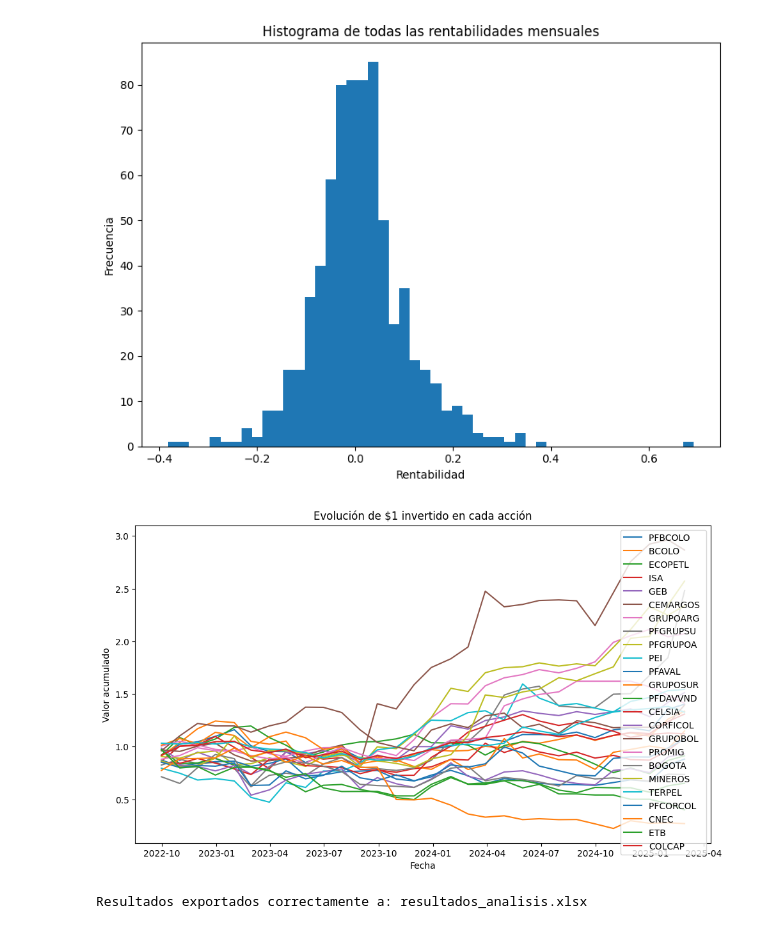
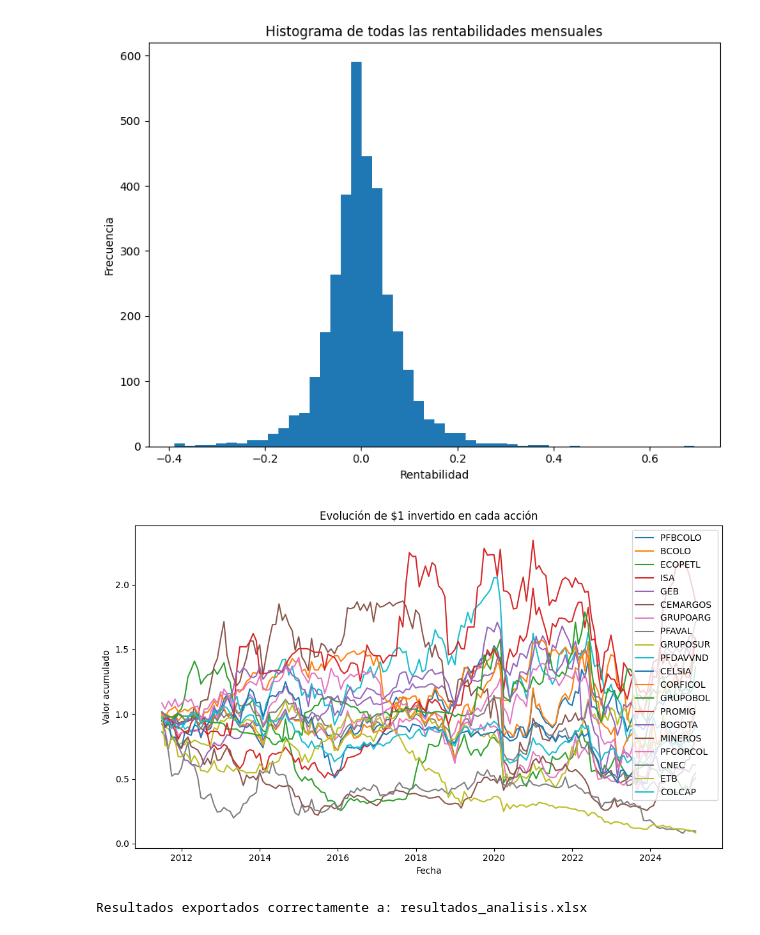
Before and after one commit to AngieOrtega09/Trabajo_Final_VPN, a Jupyter notebook: Finanzas_computacionales_definitivo_completo.ipynb, the cells around one changed output. Cells and saved outputs as stored; diff of their text form; code cells hidden in the pictures.

Commit message:
Se creó con Colab

```diff
--- a/Finanzas_computacionales_definitivo_completo.ipynb
+++ b/Finanzas_computacionales_definitivo_completo.ipynb
@@ -5,12 +5,12 @@ import pandas as pd
 import numpy as np
 import matplotlib.pyplot as plt
 import os
-from google.colab import files  # ✅ Esta línea es esencial
+from google.colab import files
 
 # === Paso previo: subir archivo Excel desde tu computador ===
 uploaded = files.upload()  # Selecciona el archivo BD2025_01.xlsx cuando te lo pida
 
-# === 1. Cargar los datos ===
+# === 1. Cargar y limpiar los datos ===
 def load_data(path):
     if not os.path.exists(path):
         raise FileNotFoundError(f"No se encontró el archivo: {path}")
@@ -21,14 +21,19 @@ def load_data(path):
     df.dropna(subset=['Fecha'], inplace=True)
     df.sort_values('Fecha', inplace=True)
     df.set_index('Fecha', inplace=True)
-    df = df.select_dtypes(include=[np.number])  # solo columnas numéricas
+
+    # Eliminar columnas con más del 10% de datos faltantes
+    threshold = int(len(df) * 0.9)
+    df = df.dropna(axis=1, thresh=threshold)
+
+    # Solo columnas numéricas (acciones)
+    df = df.select_dtypes(include=[np.number])
     return df
 
 # === 2. Calcular rentabilidades mensuales ===
 def compute_returns(df):
     ret = (df - df.shift(1)) / df.shift(1)
-    ret = ret.dropna()
-    return ret
+    return ret.dropna()
 
 # === 3. Cálculos agregados sobre rentabilidades ===
 def aggregate_stats(ret, fecha_inicio='2010-01', fecha_fin='2025-02'):
@@ -113,7 +118,7 @@ def export_results(stats, ret, output_file='resultados_analisis.xlsx'):
         ret.to_excel(writer, sheet_name='Rentabilidades')
     print(f"\nResultados exportados correctamente a: {output_file}")
 
-# === EJECUCIÓN DEL ANÁLISIS ===
+# === 7. EJECUCIÓN DEL ANÁLISIS ===
 if __name__ == "__main__":
     path = 'BD2025_01.xlsx'
 
@@ -126,7 +131,7 @@ if __name__ == "__main__":
         print(f"Error: {e}")
         exit(1)
 
-    # Mostrar resultados
+    # Mostrar respuestas exploratorias correctas
     print("\nAnálisis exploratorio:")
     print("Acción con mayor rentabilidad promedio mensual:", analysis['mayor_promedio'])
     print("Acción con el mayor valor mensual de rentabilidad positiva:", analysis['mayor_rent_mes'])
@@ -156,7 +161,7 @@ if __name__ == "__main__":
     except Exception as e:
         print(f"Error durante las visualizaciones: {e}")
 
-    # Exportar a Excel
+    # Exportar resultados
     try:
         export_results(stats, ret)
     except Exception as e:
@@ -186,3 +191,3 @@ Ninguna acción superó el 70% de meses con rentabilidad positiva.
-[figure, old version]
+[figure, new version]
-[figure, old version]
+[figure, new version]
 Resultados exportados correctamente a: resultados_analisis.xlsx
```
Also changed, not shown: parts of 1 cell of this notebook.
